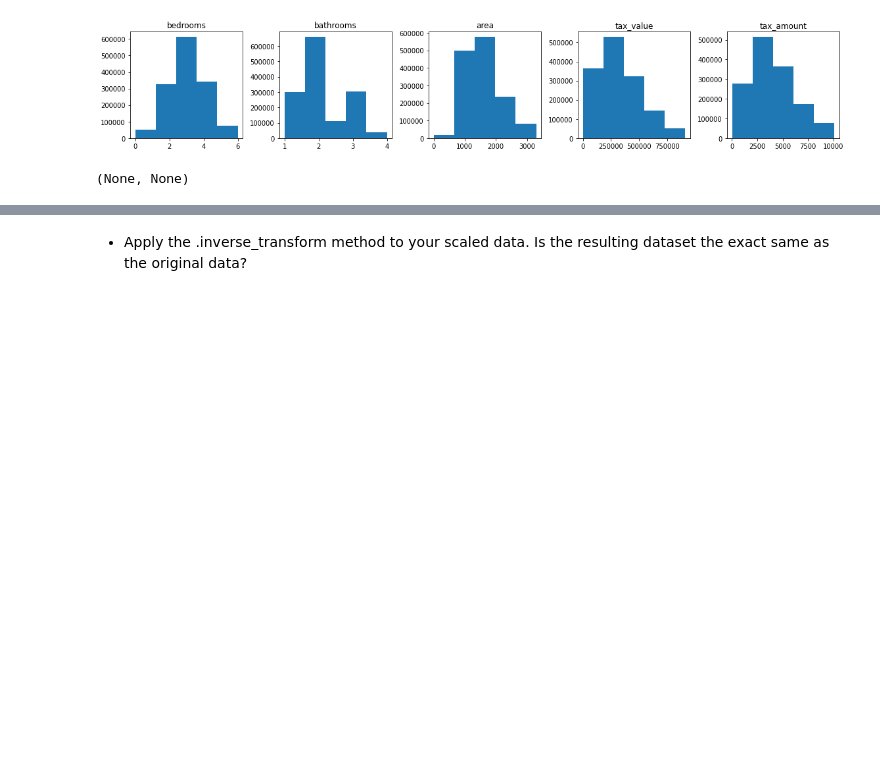
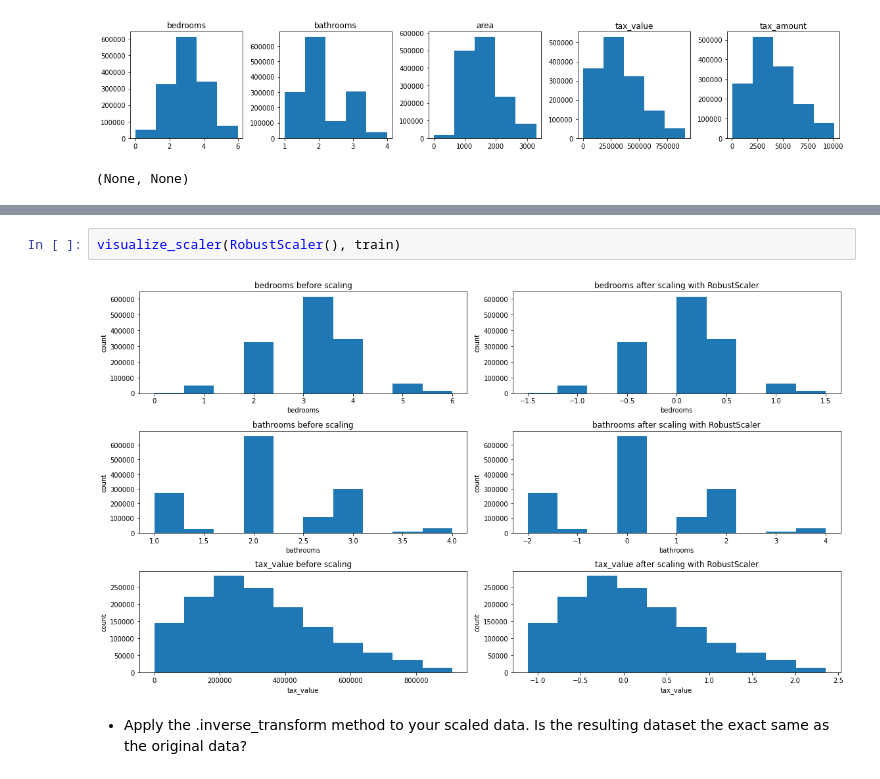
Before and after one commit to JenniferMLewis/regression-exercises, a Jupyter notebook: scaling.ipynb, the cells around one changed output, grey strips where cells are left out. Drawn from its saved outputs; the diff is of its cells as text; blank space fills up the shorter version.

```diff
--- a/scaling.ipynb
+++ b/scaling.ipynb
@@ -75,3 +83,7 @@ hist_plot(scaled_train), hist_plot(train)
+# %%
+visualize_scaler(RobustScaler(), train)
+# %% [output]
+[figure, added]
 # %% [markdown]
 - Apply the .inverse_transform method to your scaled data. Is the resulting dataset the exact same as the original data?
 # %%
```
Also changed, not shown: parts of 7 cells of this notebook.
